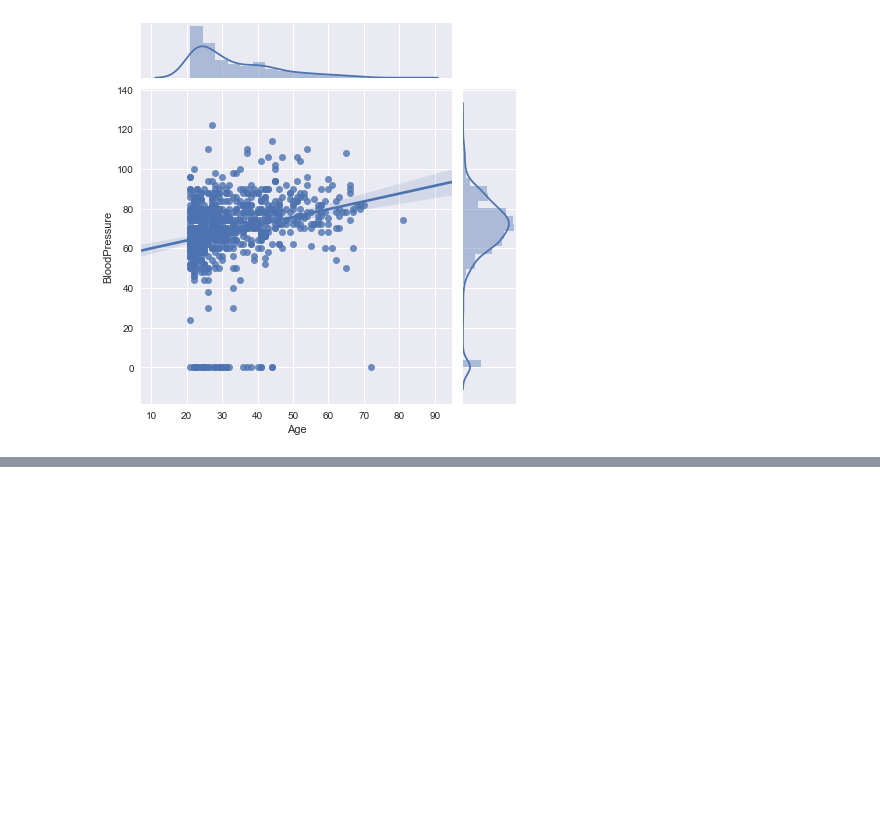
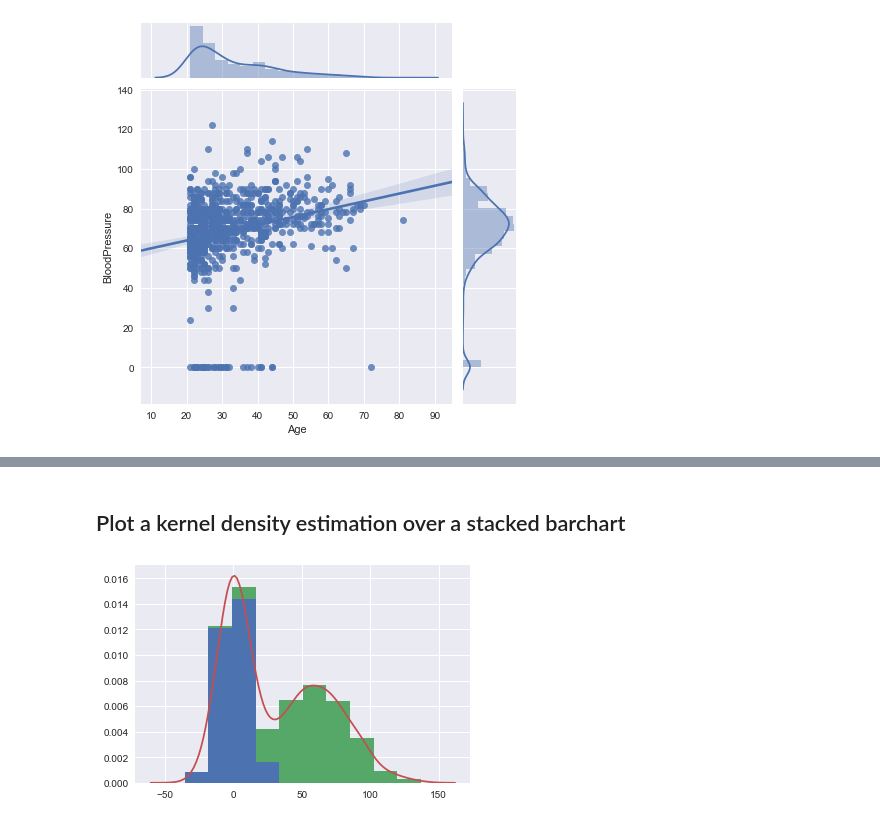
Before and after one commit to wittfabian/dl-workshop, a Jupyter notebook: workshop/0-basics/seaborn.ipynb, the cells around one changed output, grey strips where cells are left out. Cells and saved outputs as stored; diff of their text form; code cells hidden in the pictures; blank space fills up the shorter version.

```diff
--- a/workshop/0-basics/seaborn.ipynb
+++ b/workshop/0-basics/seaborn.ipynb
@@ -78,0 +94,9 @@ g = g.plot(sns.regplot, sns.distplot)
+# %% [markdown]
+## Plot a kernel density estimation over a stacked barchart
+# %%
+plt.figure()
+plt.hist([v1, v2], histtype='barstacked', normed=True);
+v3 = np.concatenate((v1,v2))
+sns.kdeplot(v3);
+# %% [output]
+[figure, added]
```
Also changed, not shown: parts of 12 cells of this notebook, 2 other files.
